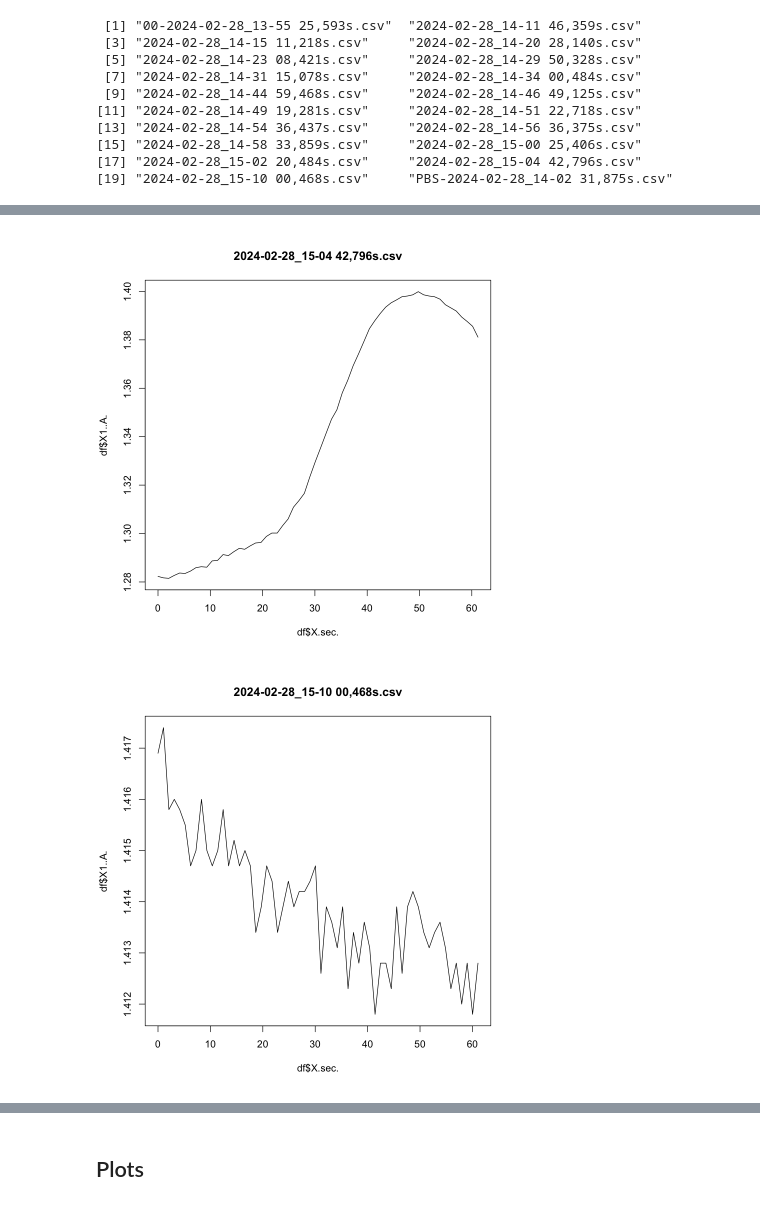
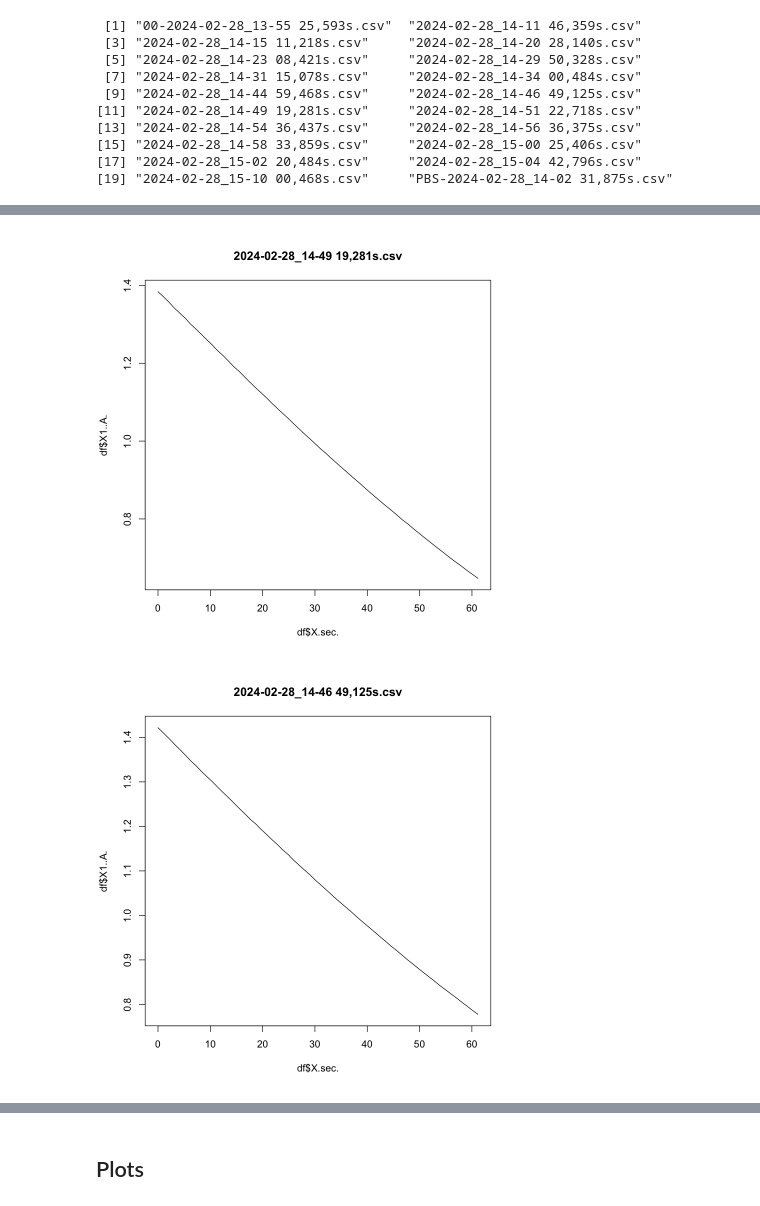
Before and after one commit to zrthxn/molbiolab, a Jupyter notebook: kinetics.ipynb, the cells around one changed output, grey strips where cells are left out. Drawn from its saved outputs; the diff is of its cells as text; code cells hidden in the pictures.

```diff
--- a/kinetics.ipynb
+++ b/kinetics.ipynb
@@ -38,7 +38,7 @@ order <- c(
     fnames[2]
 )
 # %%
-for (f in baselines) {
+for (f in order) {
     df <- read.csv(
         paste("data/Michaelis-Menten original/", f, sep = ""),
         sep=";", dec=",")
@@ -49,2 +49,2 @@ for (f in baselines) {
-[figure, old version]
+[figure, new version]
-[figure, old version]
+[figure, new version]
```
Also changed, not shown: parts of 15 cells of this notebook, 16 other files.
